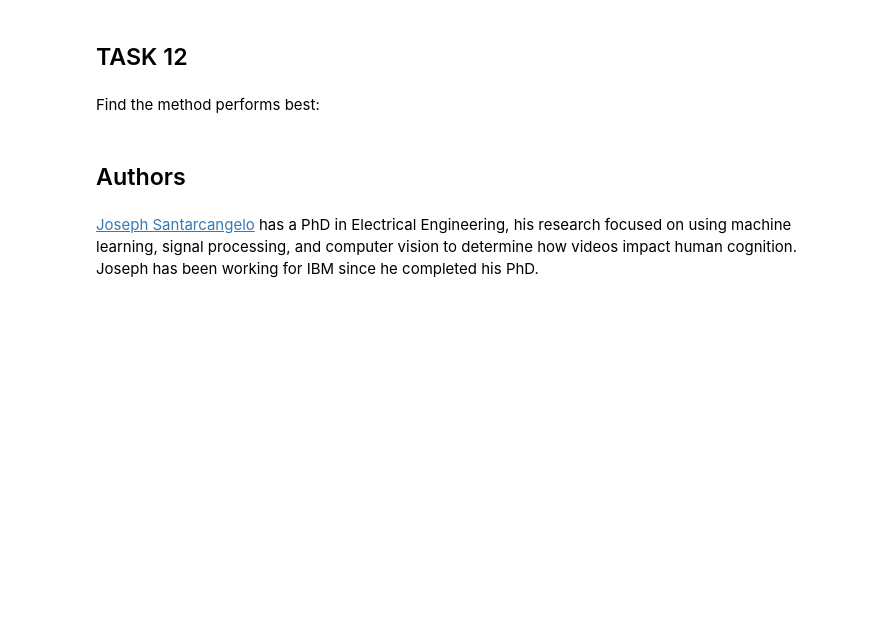
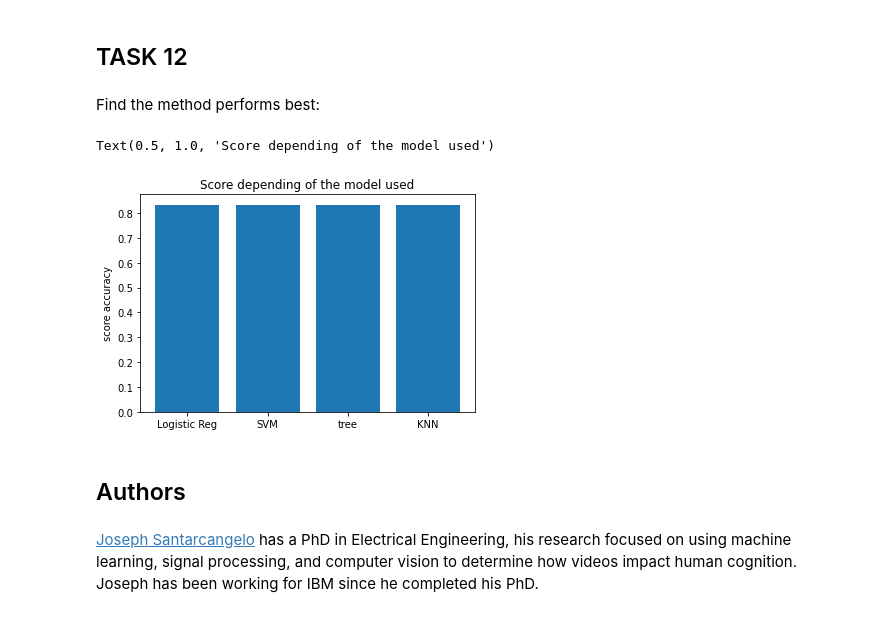
Before and after one commit to victouf1/FINAL_IBM, a Jupyter notebook: 7_Machine Learning Prediction.ipynb, the cells around one changed output. Cells and saved outputs as stored; diff of their text form; code cells hidden in the pictures; blank space fills up the shorter version.

```diff
--- a/7_Machine Learning Prediction.ipynb
+++ b/7_Machine Learning Prediction.ipynb
@@ -197,0 +197,4 @@ logreg_cv.score(X_test, Y_test)
+# %%
+labelX.append('Logistic Reg')
+scores.append(logreg_cv.score(X_test, Y_test))
+logreg_cv.score(X_test, Y_test)
@@ -239,0 +241,4 @@ svm_cv.score(X_test, Y_test)
+# %%
+labelX.append('SVM')
+scores.append(svm_cv.score(X_test, Y_test))
+svm_cv.score(X_test, Y_test)
@@ -284,0 +288,4 @@ tree_cv.score(X_test, Y_test)
+# %%
+labelX.append('tree')
+scores.append(tree_cv.score(X_test, Y_test))
+tree_cv.score(X_test, Y_test)
@@ -323,0 +329,4 @@ knn_cv.score(X_test, Y_test)
+# %%
+labelX.append('KNN')
+scores.append(knn_cv.score(X_test, Y_test))
+knn_cv.score(X_test, Y_test)
@@ -332,6 +343,13 @@ plot_confusion_matrix(Y_test,yhat)
 ## TASK  12
 # %% [markdown]
 Find the method performs best:
+# %%
+plt.bar(labelX, scores, align='center')
+plt.ylabel('score accuracy')
+plt.title('Score depending of the model used')
+# %% [output]
+Text(0.5, 1.0, 'Score depending of the model used')
+[figure, added]
 # %% [markdown]
 ## Authors
 # %% [markdown]
```
Also changed, not shown: parts of 11 cells of this notebook.
